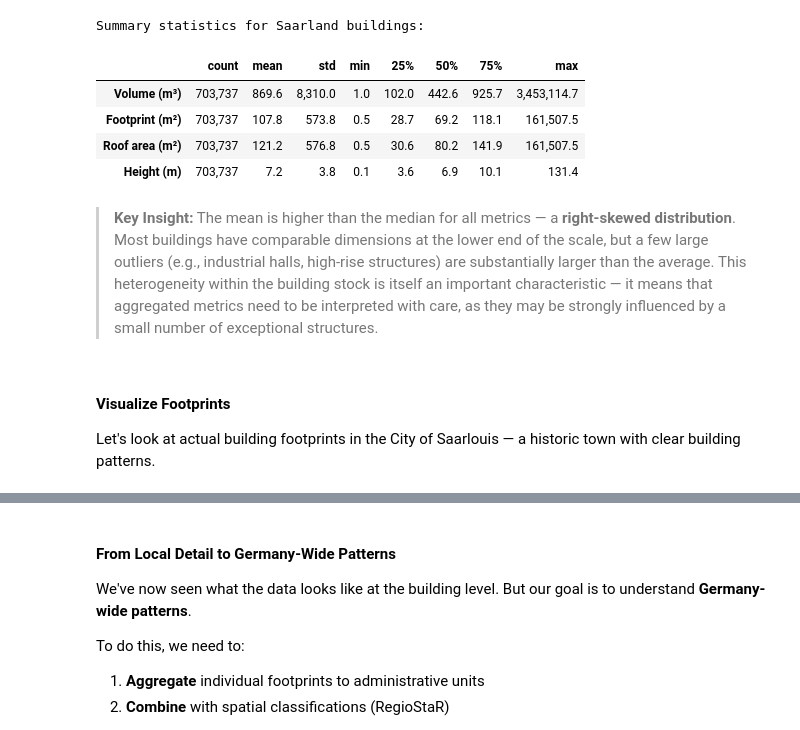
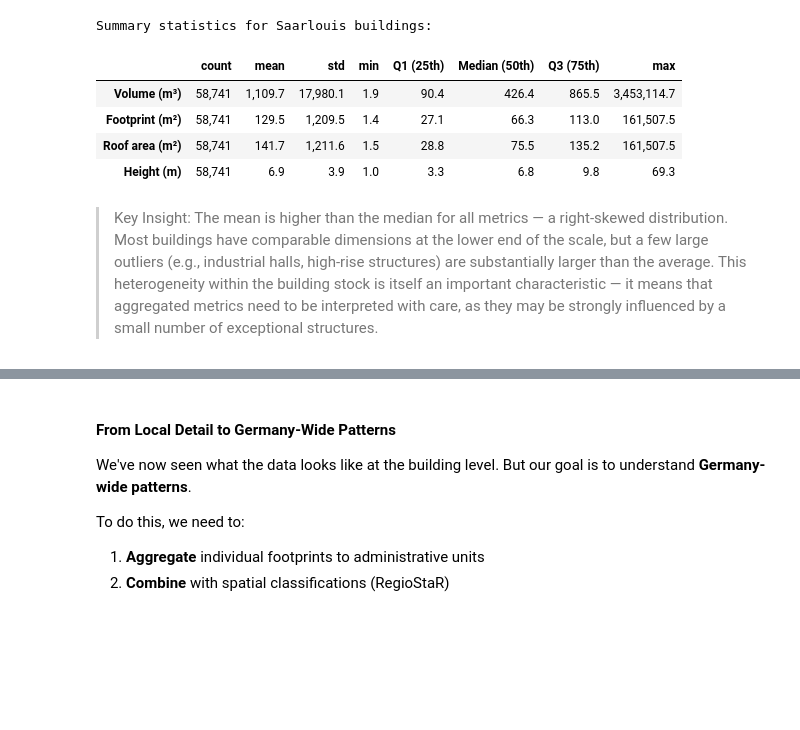
Before and after one commit to ioer-dresden/ioer-conference-2026-hackathon, a Jupyter notebook: notebooks/203a_introduction.ipynb, the cells around one changed output, grey strips where cells are left out. Drawn from its saved outputs; the diff is of its cells as text; code cells hidden in the pictures; blank space fills up the shorter version.

```diff
--- a/notebooks/203a_introduction.ipynb
+++ b/notebooks/203a_introduction.ipynb
@@ -18,11 +18,11 @@ import matplotlib.pyplot as plt
 # Define root directory (adjust if needed)
 ROOT = Path.cwd().parent
 
-# Path to Saarland partition
-SAARLAND_PATH = ROOT / "data" / "raw" / "3D_building_metrics_germany_2024" / "sl_3d_building_metrics_2024.parquet"
+# Path to Saarlouis bounding box partition
+SAARLOUIS_PATH = ROOT / "data" / "raw" / "3D_building_metrics_germany_2024" / "saarlouis_bbox_3d_building_metrics_2024.parquet"
 
 # Filter: only buildings (function code starts with '31')
 BLDG_FUNCTION_PREFIX = "31"
 
-print(f"Saarland file exists: {SAARLAND_PATH.exists()}")
+print(f"Saarlouis file exists: {SAARLOUIS_PATH.exists()}")
 # %% [output]
@@ -34,16 +36,16 @@ Now we load the Saarland footprints and filter to buildings only. The dataset co
 # %%
 # ============================================================
-# Load Saarland footprints
+# Load Saarlouis footprints
 # ============================================================
-print("Loading Saarland footprints...")
-saarland = gpd.read_parquet(SAARLAND_PATH)
+print("Loading Saarlouis footprints...")
+saarlouis = gpd.read_parquet(SAARLOUIS_PATH)
 
-print(f"Total footprints: {len(saarland):,}")
-print(f"Columns: {list(saarland.columns)}")
+print(f"Total footprints: {len(saarlouis):,}")
+print(f"Columns: {list(saarlouis.columns)}")
 print()
 
 # Filter to buildings only
-saarland_buildings = saarland[saarland['bldg_function'].str.startswith(BLDG_FUNCTION_PREFIX)].copy()
-print(f"Buildings (function '31*'): {len(saarland_buildings):,}")
-print(f"Excluded structures: {len(saarland) - len(saarland_buildings):,}")
+saarlouis_buildings = saarlouis[saarlouis['bldg_function'].str.startswith(BLDG_FUNCTION_PREFIX)].copy()
+print(f"Buildings (function '31*'): {len(saarlouis_buildings):,}")
+print(f"Excluded structures: {len(saarlouis) - len(saarlouis_buildings):,}")
 # %% [output]
@@ -60,27 +85,30 @@ Let's compute summary statistics for key attributes to understand the building s
 # %%
 # ============================================================
 # Summary statistics
 # ============================================================
-summary = saarland_buildings[['bldg_volume', 'footprint_area', 'roof_area', 'bldg_max_measured_height']].describe().T
+summary = saarlouis_buildings[['bldg_volume', 'footprint_area', 'roof_area', 'bldg_max_measured_height']].describe().T
 
 # Format for readability
 summary['count'] = summary['count'].astype(int).map(lambda x: f"{x:,}")
 for col in ['mean', 'std', 'min', '25%', '50%', '75%', 'max']:
     summary[col] = summary[col].map(lambda x: f"{x:,.1f}")
 
+# Rename columns for clarity
+summary = summary.rename(columns={
+    '25%': 'Q1 (25th)',
+    '50%': 'Median (50th)',
+    '75%': 'Q3 (75th)'
+})
+
 summary.index = ['Volume (m³)', 'Footprint (m²)', 'Roof area (m²)', 'Height (m)']
-print("Summary statistics for Saarland buildings:")
+print("Summary statistics for Saarlouis buildings:")
 display(summary)
 # %% [output]
-Summary statistics for Saarland buildings:
+Summary statistics for Saarlouis buildings:
-|  | count | mean | std | min | 25% | 50% | 75% | max |
-| Volume (m³) | 703,737 | 869.6 | 8,310.0 | 1.0 | 102.0 | 442.6 | 925.7 | 3,453,114.7 |
-| Footprint (m²) | 703,737 | 107.8 | 573.8 | 0.5 | 28.7 | 69.2 | 118.1 | 161,507.5 |
-| Roof area (m²) | 703,737 | 121.2 | 576.8 | 0.5 | 30.6 | 80.2 | 141.9 | 161,507.5 |
-| Height (m) | 703,737 | 7.2 | 3.8 | 0.1 | 3.6 | 6.9 | 10.1 | 131.4 |
+|  | count | mean | std | min | Q1 (25th) | Median (50th) | Q3 (75th) | max |
+| Volume (m³) | 58,741 | 1,109.7 | 17,980.1 | 1.9 | 90.4 | 426.4 | 865.5 | 3,453,114.7 |
+| Footprint (m²) | 58,741 | 129.5 | 1,209.5 | 1.4 | 27.1 | 66.3 | 113.0 | 161,507.5 |
+| Roof area (m²) | 58,741 | 141.7 | 1,211.6 | 1.5 | 28.8 | 75.5 | 135.2 | 161,507.5 |
+| Height (m) | 58,741 | 6.9 | 3.9 | 1.0 | 3.3 | 6.8 | 9.8 | 69.3 |
 # %% [markdown]
-> **Key Insight:** The mean is higher than the median for all metrics — a **right-skewed distribution**. Most buildings have comparable dimensions at the lower end of the scale, but a few large outliers (e.g., industrial halls, high-rise structures) are substantially larger than the average. This heterogeneity within the building stock is itself an important characteristic — it means that aggregated metrics need to be interpreted with care, as they may be strongly influenced by a small number of exceptional structures.
+> Key Insight: The mean is higher than the median for all metrics — a right-skewed distribution. Most buildings have comparable dimensions at the lower end of the scale, but a few large outliers (e.g., industrial halls, high-rise structures) are substantially larger than the average. This heterogeneity within the building stock is itself an important characteristic — it means that aggregated metrics need to be interpreted with care, as they may be strongly influenced by a small number of exceptional structures.
-# %% [markdown]
-#### Visualize Footprints
-
-Let's look at actual building footprints in the City of Saarlouis — a historic town with clear building patterns.
```
Also changed, not shown: parts of 8 cells of this notebook.
